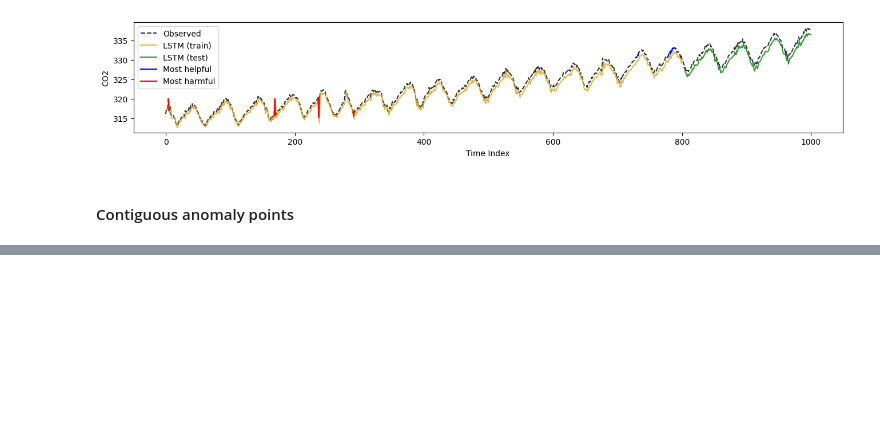
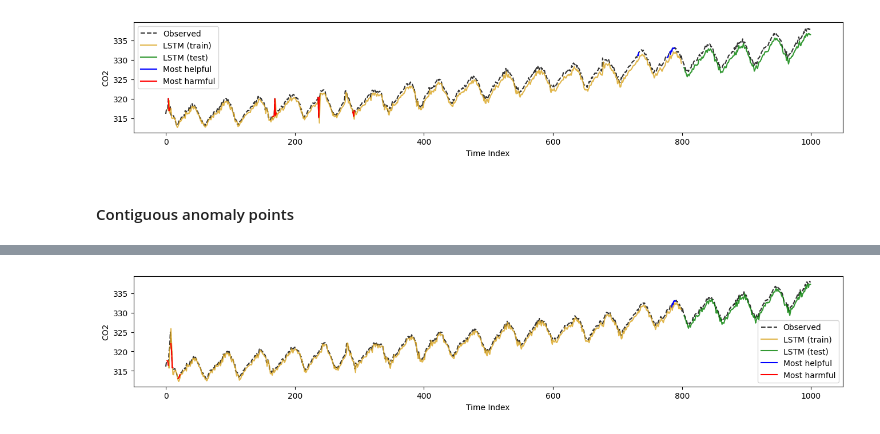
Before and after one commit to yzhang511/TimeInf, a Jupyter notebook: notebooks/simulate_time_series_anomaly.ipynb, the cells around one changed output, grey strips where cells are left out. Saved outputs shown, nothing was run; the diff lists cells and outputs as text; code cells hidden in the pictures; blank space fills up the shorter version.

```diff
--- a/notebooks/simulate_time_series_anomaly.ipynb
+++ b/notebooks/simulate_time_series_anomaly.ipynb
@@ -551,0 +776,3 @@ plt.show()
+# %%
+train_set = data.TensorDataset(X_train, y_train)
+test_set = data.TensorDataset(X_test, y_test)
@@ -551,0 +790,42 @@ plt.show()
+# %%
+test_losses = F.mse_loss(contam_model(X_test), y_test, reduction="none")
+test_idxs = torch.argsort(test_losses.mean(1), dim=0, descending=True)[:5] # lower MSE better prediction
+test_idxs = test_idxs.tolist()
+# %%
+saved_influences = []
+
+all_train_idxs = list(range(X_train.shape[0]))
+for test_idx in tqdm(test_idxs, desc="Computing Influences"):
+    influences = module.influences(train_idxs=all_train_idxs, test_idxs=[test_idx[0]])
+    saved_influences.append(influences)
+
+train_influences = torch.stack(saved_influences).mean(0)
+# %%
+most_helpful_points = torch.argsort(train_influences, descending=True)[:5]
+most_harmful_points = torch.argsort(train_influences)[:5]
+# %%
+plt.figure(figsize=(16,2.5))
+plt.plot(contam_airpassengers, c='k', linestyle="--", label="Observed", alpha=.8)
+plt.plot(contam_train_plot, c='goldenrod', label="LSTM (train)", alpha=.8)
+plt.plot(contam_test_plot, c='g', label="LSTM (test)", alpha=.8)
+
+helpful_intervals = np.ones_like(contam_airpassengers) * np.nan
+for _, point_idx in enumerate(most_helpful_points):
+    interval_idxs = [point_idx, point_idx+1, point_idx+2]
+    helpful_intervals[interval_idxs] = X_train[point_idx]
+
+harmful_intervals = np.ones_like(contam_airpassengers) * np.nan
+for _, point_idx in enumerate(most_harmful_points):
+    interval_idxs = [point_idx, point_idx+1, point_idx+2]
+    harmful_intervals[interval_idxs] = X_train[point_idx]
+
+plt.plot(helpful_intervals, color='blue', label='Most helpful')
+plt.plot(harmful_intervals, color='red', label='Most harmful')
+
+plt.xlabel("Time Index")
+plt.ylabel("CO2")
+plt.legend()
+# plt.savefig("../figures/airpassengers_identified_anomalies_contiguous.png", dpi=200)
+plt.show()
+# %% [output]
+[figure, added]
```
Also changed, not shown: parts of 24 cells of this notebook.
